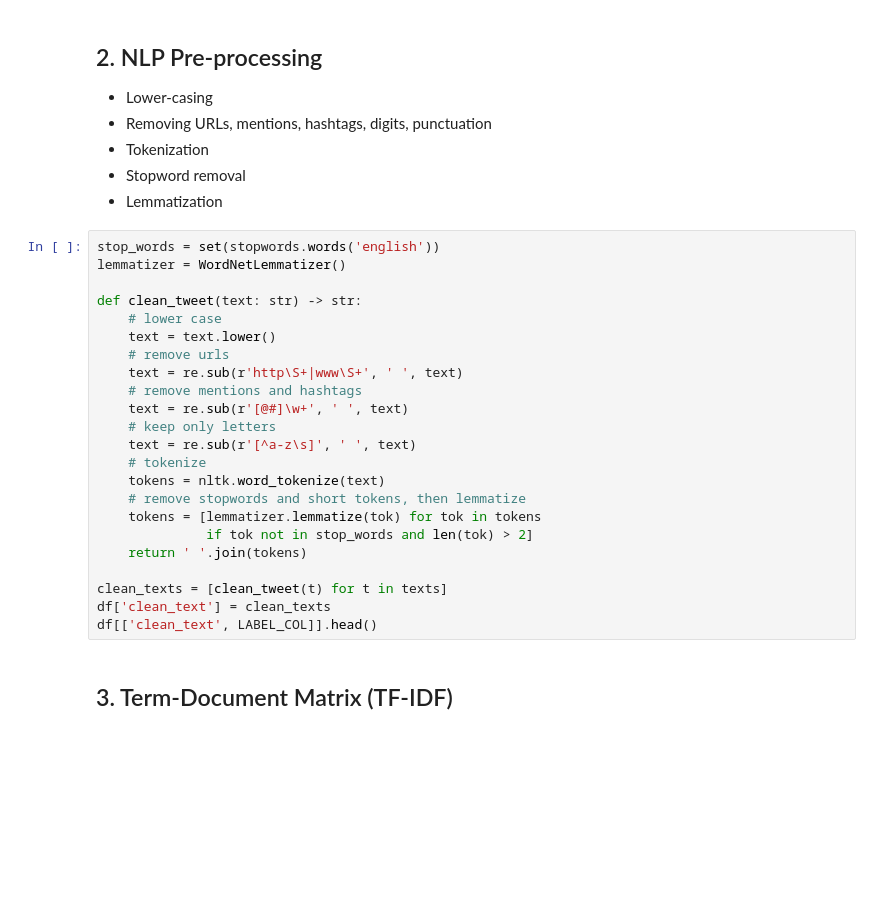
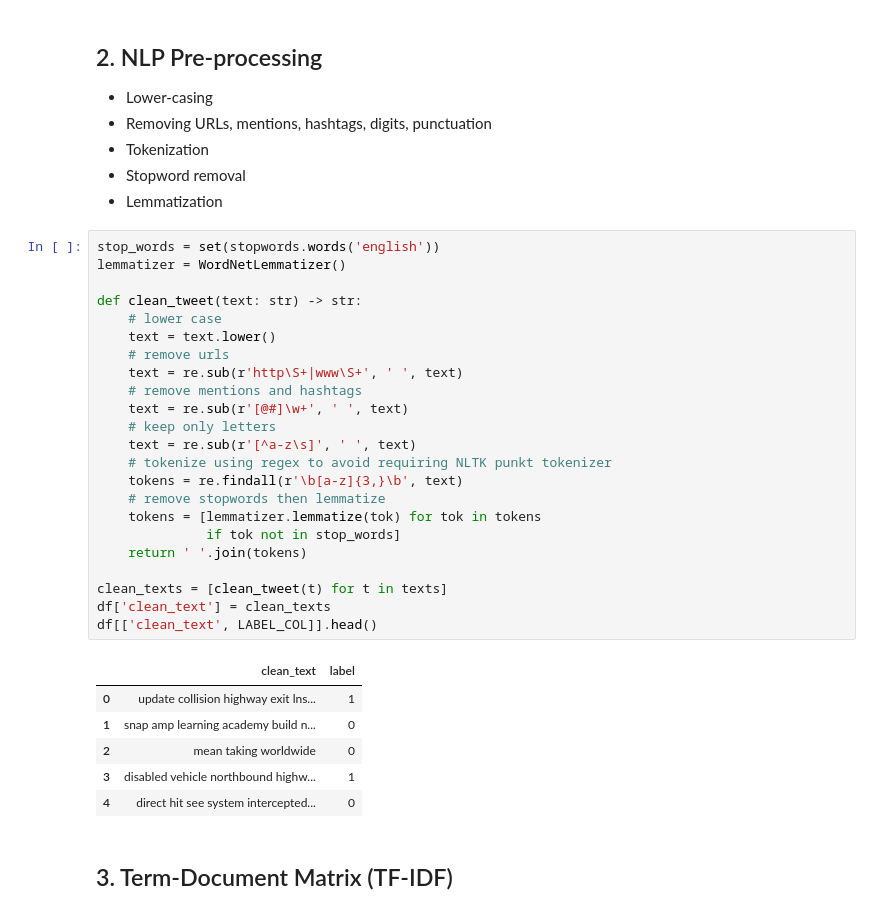
Before and after one commit to Akasho09/sem7, a Jupyter notebook: Data Mining/Lab/internal/lab7_hierarchical_text_clustering.ipynb, the cells around one changed output. Cells and saved outputs as stored; diff of their text form; blank space fills up the shorter version.

```diff
--- a/Data Mining/Lab/internal/lab7_hierarchical_text_clustering.ipynb
+++ b/Data Mining/Lab/internal/lab7_hierarchical_text_clustering.ipynb
@@ -68,26 +122,33 @@ print("Unique labels:", np.unique(labels_raw))
 # %%
 stop_words = set(stopwords.words('english'))
 lemmatizer = WordNetLemmatizer()
 
 def clean_tweet(text: str) -> str:
     # lower case
     text = text.lower()
     # remove urls
     text = re.sub(r'http\S+|www\S+', ' ', text)
     # remove mentions and hashtags
     text = re.sub(r'[@#]\w+', ' ', text)
     # keep only letters
     text = re.sub(r'[^a-z\s]', ' ', text)
-    # tokenize
-    tokens = nltk.word_tokenize(text)
-    # remove stopwords and short tokens, then lemmatize
+    # tokenize using regex to avoid requiring NLTK punkt tokenizer
+    tokens = re.findall(r'\b[a-z]{3,}\b', text)
+    # remove stopwords then lemmatize
     tokens = [lemmatizer.lemmatize(tok) for tok in tokens
-              if tok not in stop_words and len(tok) > 2]
+              if tok not in stop_words]
     return ' '.join(tokens)
 
 clean_texts = [clean_tweet(t) for t in texts]
 df['clean_text'] = clean_texts
 df[['clean_text', LABEL_COL]].head()
+# %% [output]
+|  | clean_text | label |
+| 0 | update collision highway exit lns... | 1 |
+| 1 | snap amp learning academy build n... | 0 |
+| 2 | mean taking worldwide | 0 |
+| 3 | disabled vehicle northbound highw... | 1 |
+| 4 | direct hit see system intercepted... | 0 |
 # %% [markdown]
 ## 3. Term‑Document Matrix (TF‑IDF)
 # %%
```
Also changed, not shown: parts of 10 cells of this notebook, 4 other files.
